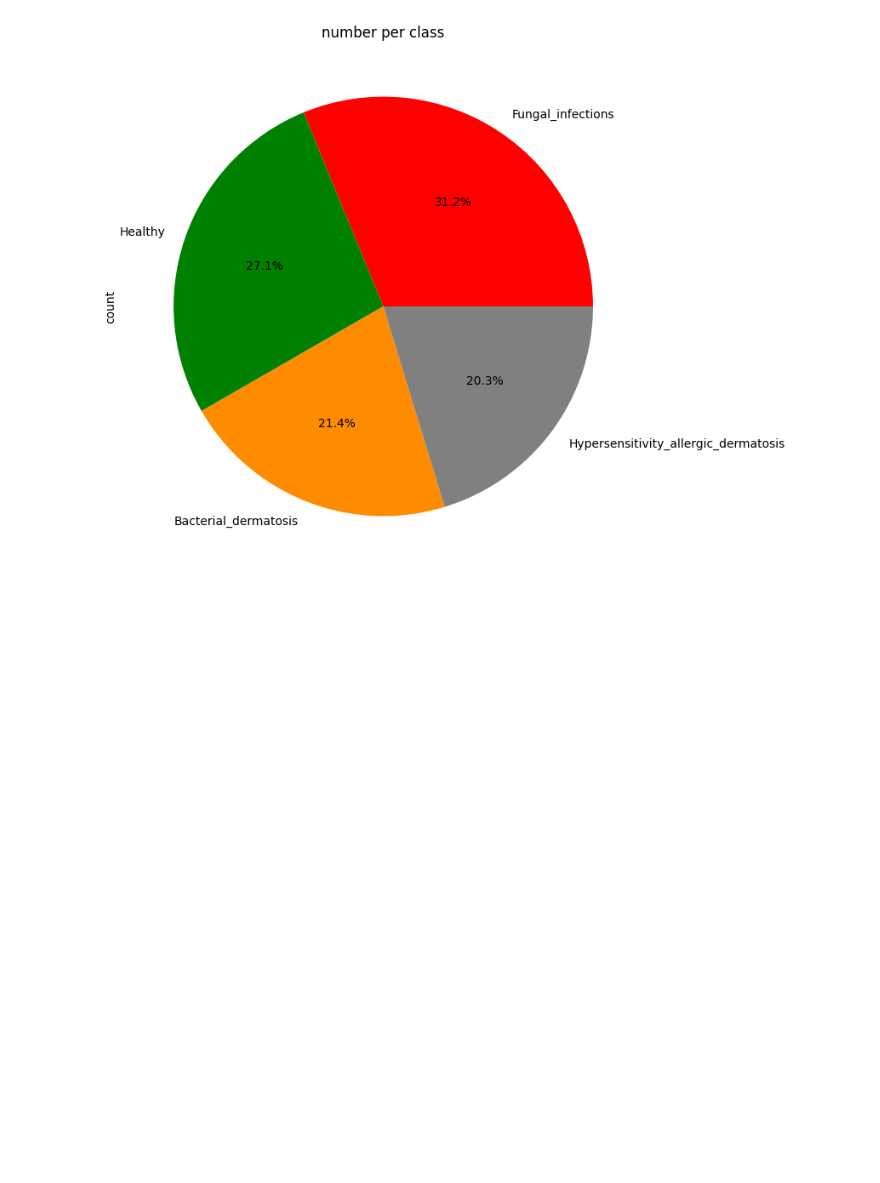
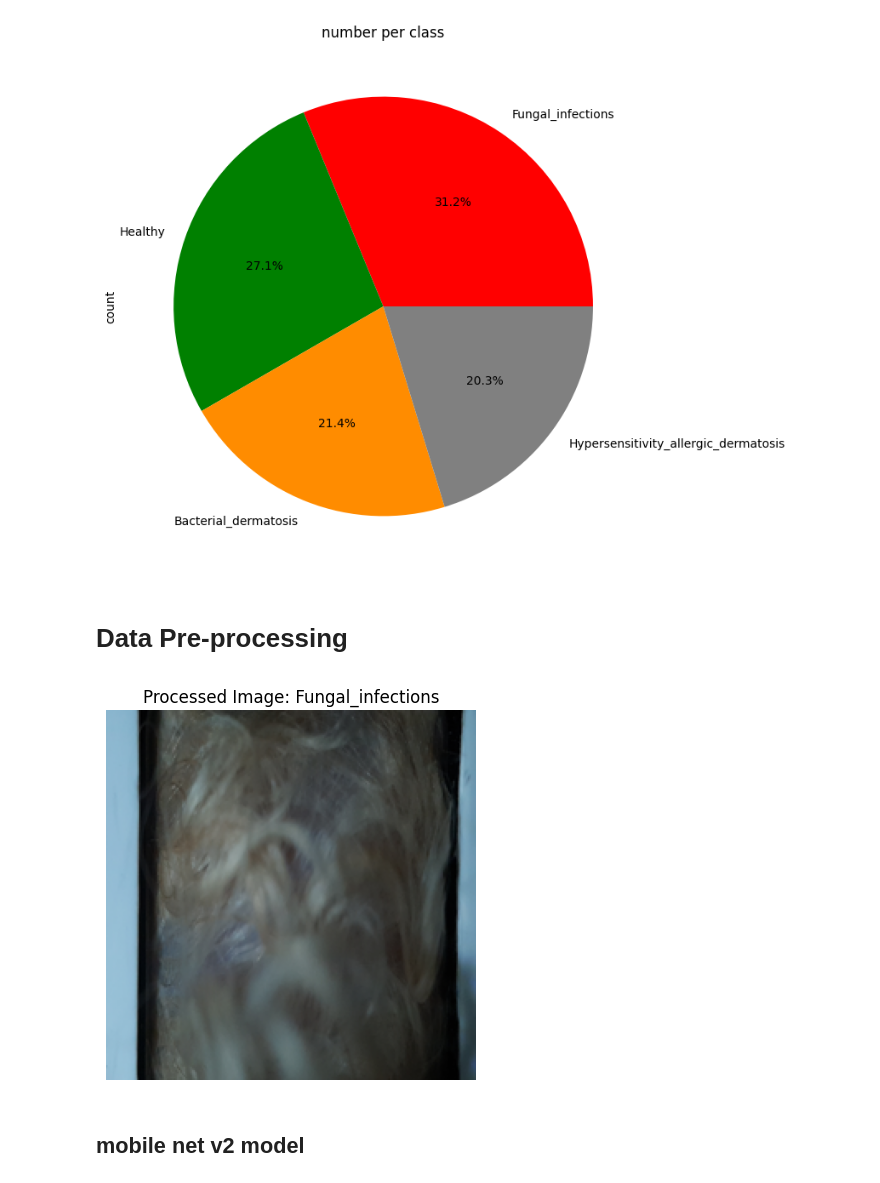
Before and after one commit to Ezenwaikedi1/deep-learning-based-image-analysis-for-early-detection-of-skin-diseases-in-dogs, a Jupyter notebook: dog_disease_detection_.ipynb, the cells around one changed output. Drawn from its saved outputs; the diff is of its cells as text; code cells hidden in the pictures; blank space fills up the shorter version.

```diff
--- a/dog_disease_detection_.ipynb
+++ b/dog_disease_detection_.ipynb
@@ -123,3 +132,5 @@ plt.title('number per class')
 # %% [output]
 Text(0.5, 1.0, 'number per class')
 [figure]
+# %% [markdown]
+# Data Pre-processing
@@ -125,0 +157,12 @@ Text(0.5, 1.0, 'number per class')
+# %%
+# Step 1: Split dataset into training, validation, and test sets
+train_df, test_df = train_test_split(df_images, test_size=0.2, stratify=df_images['class'], random_state=42)
+train_df, val_df = train_test_split(train_df, test_size=0.2, stratify=train_df['class'], random_state=42)
+# %%
+# Step 2: Image Preprocessing - Resize and Normalize
+def preprocess_image(image_path, target_size=(224, 224)):
+    """Load, resize, and normalize the image."""
+    img = Image.open(image_path)
+    img = img.resize(target_size)  # Resize the image
+    img_array = np.array(img) / 255.0  # Normalize the pixel values to [0, 1]
+    return img_array
@@ -125,0 +172,23 @@ Text(0.5, 1.0, 'number per class')
+# %%
+# Step 2: Image Preprocessing - Resize and Normalize
+from PIL import Image
+import numpy as np
+import matplotlib.pyplot as plt
+
+def preprocess_image(image_path, target_size=(224, 224)):
+    """Load, resize, and normalize the image."""
+    img = Image.open(image_path)
+    img = img.resize(target_size)  # Resize the image
+    img_array = np.array(img) / 255.0  # Normalize the pixel values to [0, 1]
+    return img_array
+
+# Preprocess images for a sample
+sample_img = preprocess_image(train_df['image_path'].iloc[0])
+plt.imshow(sample_img)
+plt.title(f"Processed Image: {train_df['class'].iloc[0]}")
+plt.axis('off')
+plt.show()
+# %% [output]
+[figure, added]
+# %% [markdown]
+## mobile net v2 model
```
Also changed, not shown: parts of 10 cells of this notebook.
